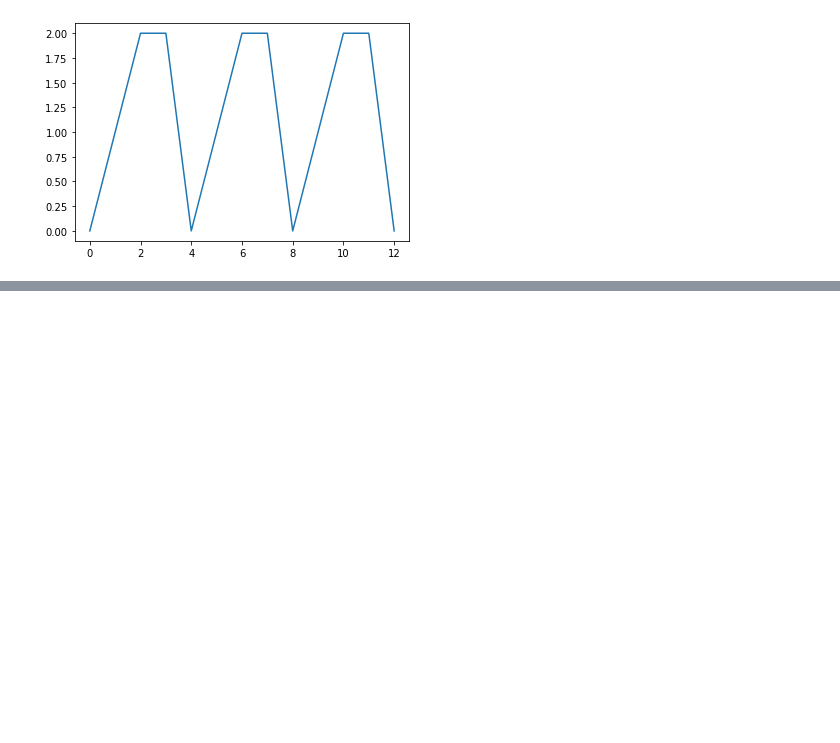
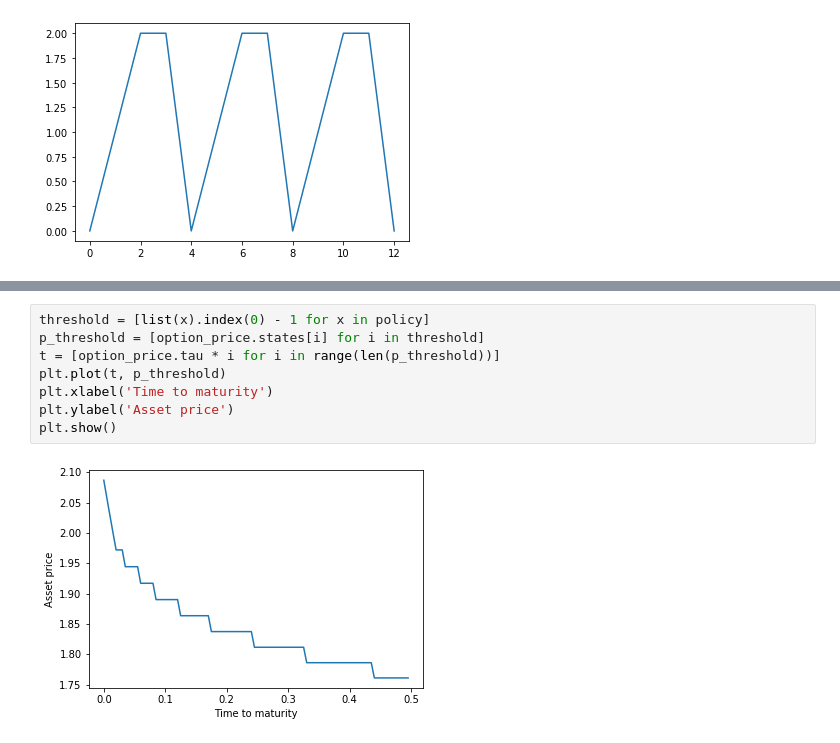
Before and after one commit to Takahiro-Toriyabe/ApplCompEconFinance, a Jupyter notebook: src/example7.ipynb, the cells around one changed output, grey strips where cells are left out. Drawn from its saved outputs; the diff is of its cells as text; blank space fills up the shorter version.

```diff
--- a/src/example7.ipynb
+++ b/src/example7.ipynb
@@ -182,0 +225,10 @@ plt.show()
+# %%
+threshold = [list(x).index(0) - 1 for x in policy]
+p_threshold = [option_price.states[i] for i in threshold]
+t = [option_price.tau * i for i in range(len(p_threshold))]
+plt.plot(t, p_threshold)
+plt.xlabel('Time to maturity')
+plt.ylabel('Asset price')
+plt.show()
+# %% [output]
+[figure, added]
```
Also changed, not shown: parts of 4 cells of this notebook.
